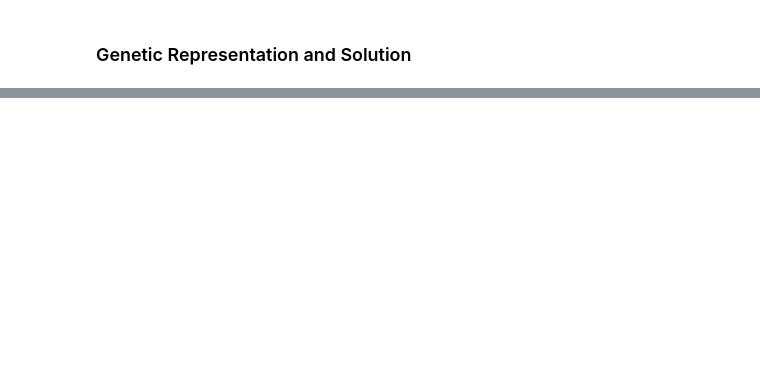
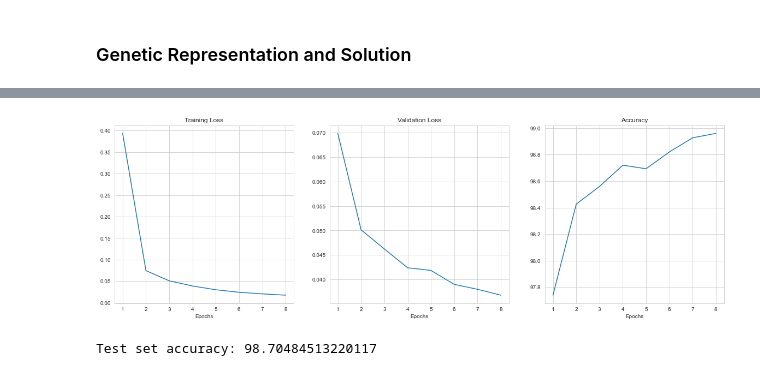
Before and after one commit to rishilss99/Automatic-Neural-Architecture-Design, a Jupyter notebook: CNN_Neuroevolution.ipynb, the cells around one changed output, grey strips where cells are left out. Saved outputs shown, nothing was run; the diff lists cells and outputs as text; code cells hidden in the pictures; blank space fills up the shorter version.

Commit message:
CNN neuroevolution complete

```diff
--- a/CNN_Neuroevolution.ipynb
+++ b/CNN_Neuroevolution.ipynb
@@ -565,2 +718,0 @@ mod_criterion = nn.NLLLoss()
-# %%
-train(mod,mod_optimizer,mod_criterion,train_loader,valid_loader,epochs=4)
@@ -572,0 +795,3 @@ Epoch: 4, Training Loss: 0.45, Validation Loss: 0.24, accuracy = 93.43
+# %%
+sample=[0, 2, 0 , 1, 0.4859412881532458, 1, 0, 1, 1, 2, 1, 0.08388211160401288, 0, 0, 1 , 0.04595963510078348]
+convert_params(sample)
@@ -572,0 +802,8 @@ Epoch: 4, Training Loss: 0.45, Validation Loss: 0.24, accuracy = 93.43
+# %%
+# num_of_filters     = [8,16,32,64]
+# filter_sizes       = [3,5,7]
+# pooling_strategies = ['MaxPool2d','AvgPool2d']
+# activation_funs    = ['ReLU','Tanh','LeakyReLU']
+# optimizers         = ['Adam','Adagrad','Adadelta','RMSprop']
+trial_cnn = Neuro_Vanilla_CNN_Model(sample,28,1)
+trial_cnn
@@ -572,0 +824,6 @@ Epoch: 4, Training Loss: 0.45, Validation Loss: 0.24, accuracy = 93.43
+# %%
+trial_cnn_optimizer = torch.optim.Adagrad(trial_cnn.parameters(),lr=0.04595963510078348)
+trial_cnn_criterion = nn.NLLLoss()
+
+train(trial_cnn,trial_cnn_optimizer,trial_cnn_criterion,train_loader,valid_loader,epochs=8)
+# %% [output]
@@ -572,0 +838,5 @@ Epoch: 4, Training Loss: 0.45, Validation Loss: 0.24, accuracy = 93.43
+[figure, added]
+# %%
+test(trial_cnn,test_loader)
+# %% [output]
+Test set accuracy: 98.70484513220117
```
Also changed, not shown: parts of 35 cells of this notebook.
